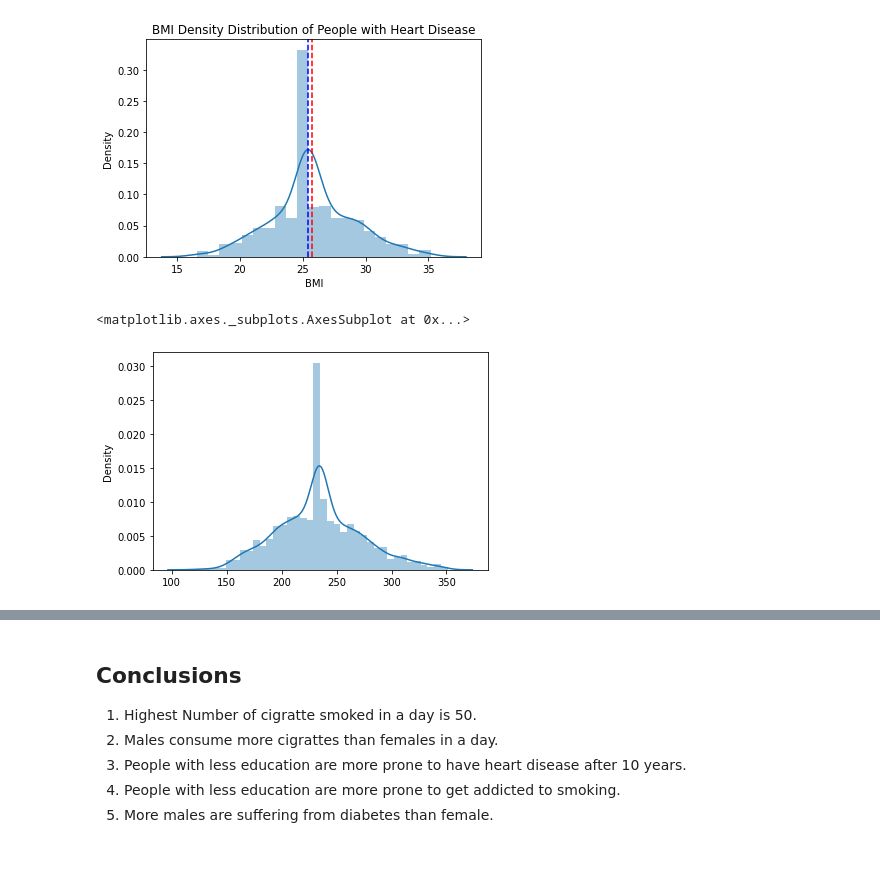
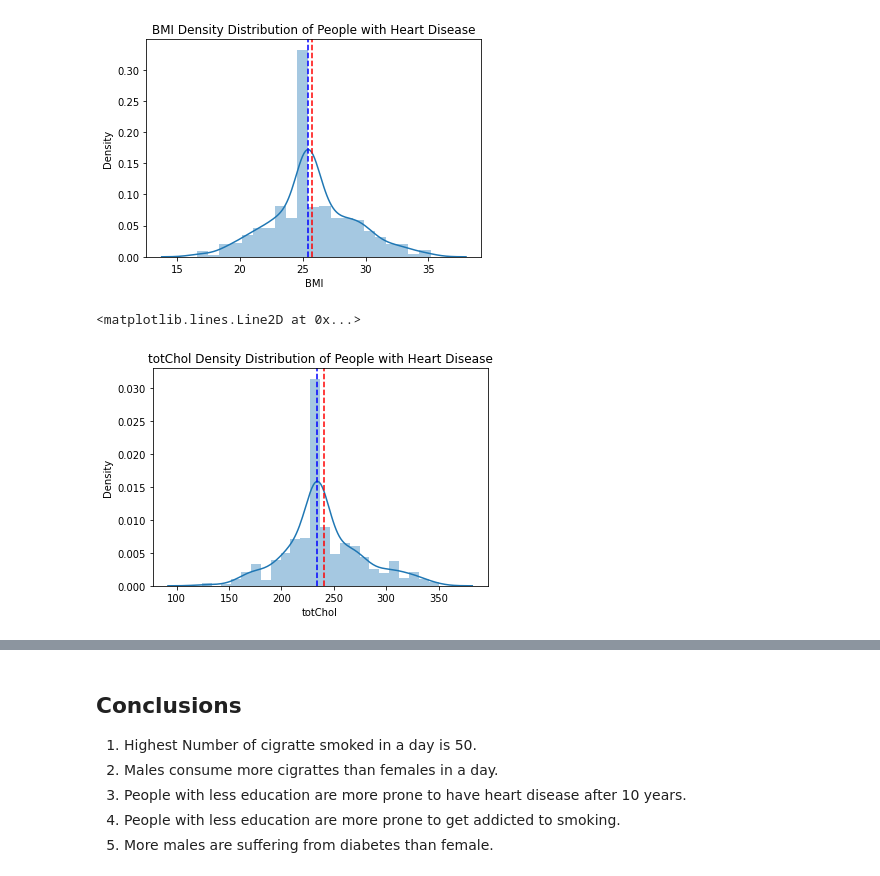
Before and after one commit to SajalSinha/CardioVascular-Risk-Prediction, a Jupyter notebook: CardiovascularRiskPrediction.ipynb, the cells around one changed output, grey strips where cells are left out. Saved outputs shown, nothing was run; the diff lists cells and outputs as text; code cells hidden in the pictures.

```diff
--- a/CardiovascularRiskPrediction.ipynb
+++ b/CardiovascularRiskPrediction.ipynb
@@ -388,11 +388,11 @@ plt.axvline(np.mean(a['BMI']),color='r', linestyle='--')
 <matplotlib.lines.Line2D at 0x...>
 [figure]
 # %%
-a = pd.DataFrame(df.loc[df['TenYearCHD'] == 1,'heartRate'])
-plt.title('Heart Rate Density Distribution of People with Heart Disease')
-sns.distplot(a['heartRate'], kde=True);
-plt.axvline(np.median(a['heartRate']),color='b', linestyle='--')
-plt.axvline(np.mean(a['heartRate']),color='r', linestyle='--')
+a = pd.DataFrame(df.loc[df['TenYearCHD'] == 1,'totChol'])
+plt.title('totChol Density Distribution of People with Heart Disease')
+sns.distplot(a['totChol'], kde=True);
+plt.axvline(np.median(a['totChol']),color='b', linestyle='--')
+plt.axvline(np.mean(a['totChol']),color='r', linestyle='--')
 # %% [output]
-<matplotlib.axes._subplots.AxesSubplot at 0x...>
+<matplotlib.lines.Line2D at 0x...>
-[figure, old version]
+[figure, new version]
```
Also changed, not shown: parts of 2 cells of this notebook.
